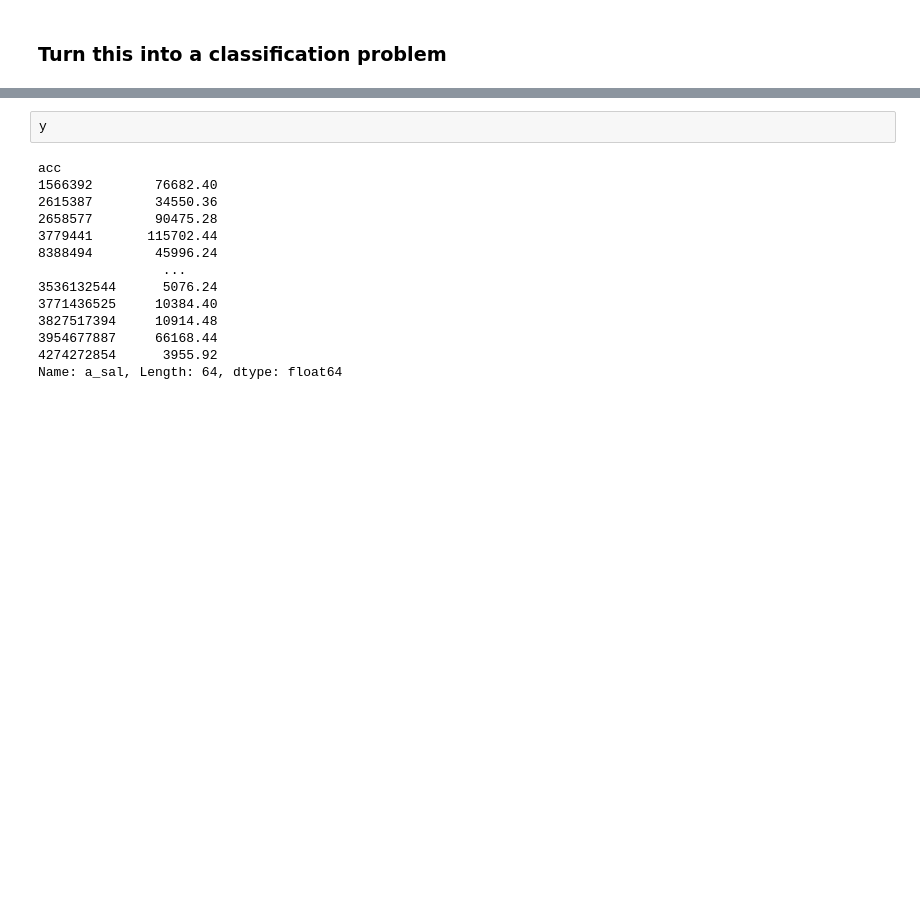
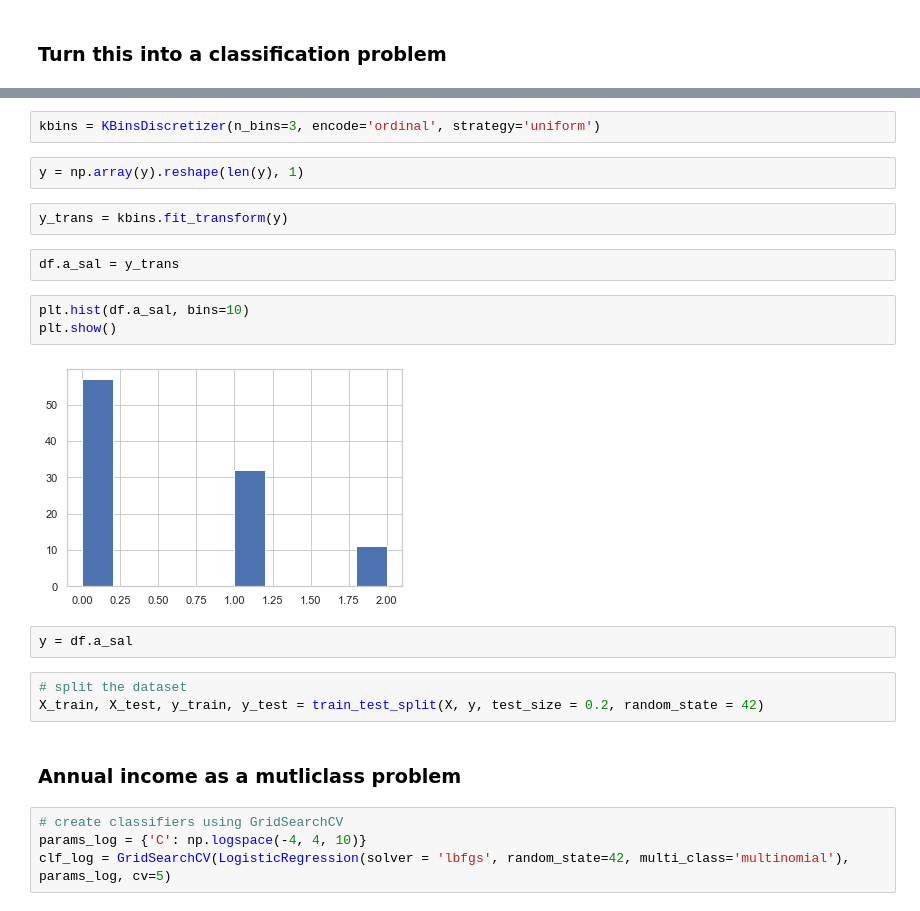
Before and after one commit to isaackarwailow/ANZ, a Jupyter notebook: Task 2. Predictive Analytics.ipynb, the cells around one changed output, grey strips where cells are left out. Drawn from its saved outputs; the diff is of its cells as text; blank space fills up the shorter version.

```diff
--- a/Task 2. Predictive Analytics.ipynb
+++ b/Task 2. Predictive Analytics.ipynb
@@ -800,16 +828,24 @@ reg.score(X_test, y_test)
+# %%
+kbins = KBinsDiscretizer(n_bins=3, encode='ordinal', strategy='uniform')
+# %%
+y = np.array(y).reshape(len(y), 1)
+# %%
+y_trans = kbins.fit_transform(y)
+# %%
+df.a_sal = y_trans
+# %%
+plt.hist(df.a_sal, bins=10)
+plt.show()
+# %% [output]
+[figure, added]
 # %%
-y
+y = df.a_sal
-# %% [output]
-acc
-1566392        76682.40
-2615387        34550.36
-2658577        90475.28
-3779441       115702.44
-8388494        45996.24
-                ...
-3536132544      5076.24
-3771436525     10384.40
-3827517394     10914.48
-3954677887     66168.44
-4274272854      3955.92
-Name: a_sal, Length: 64, dtype: float64
+# %%
+# split the dataset
+X_train, X_test, y_train, y_test = train_test_split(X, y, test_size = 0.2, random_state = 42)
+# %% [markdown]
+### Annual income as a mutliclass problem
+# %%
+# create classifiers using GridSearchCV
+params_log = {'C': np.logspace(-4, 4, 10)}
+clf_log = GridSearchCV(LogisticRegression(solver = 'lbfgs', random_state=42, multi_class='multinomial'), params_log, cv=5)
```
Also changed, not shown: parts of 37 cells of this notebook.
